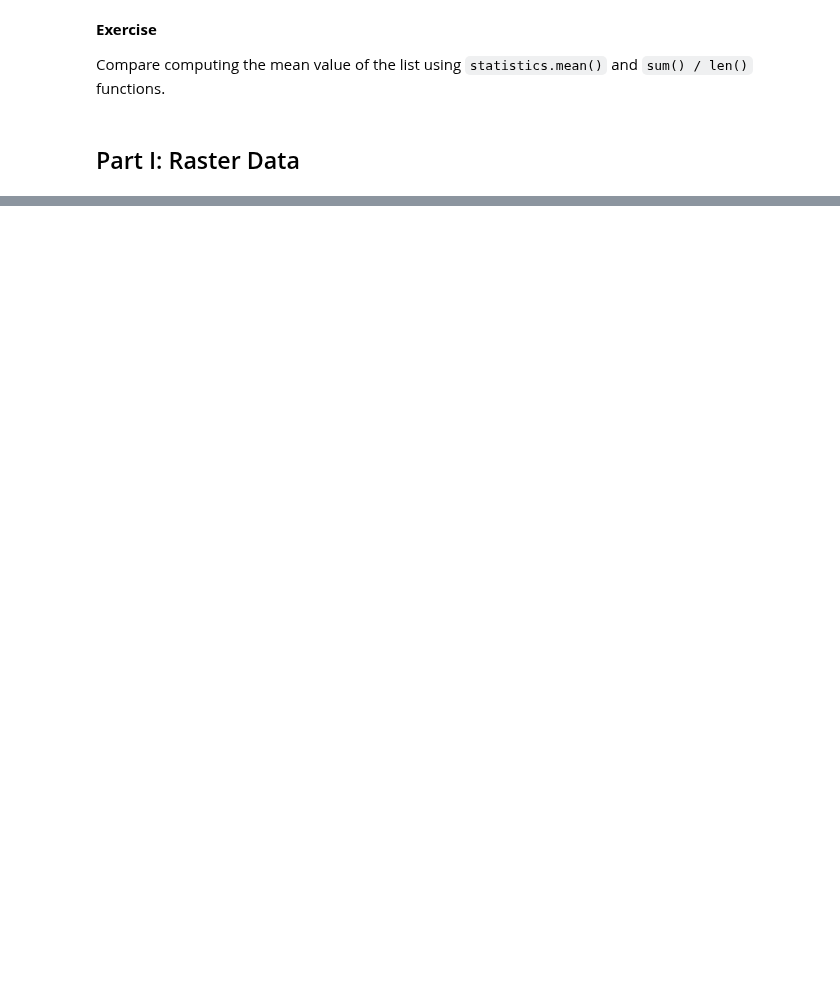
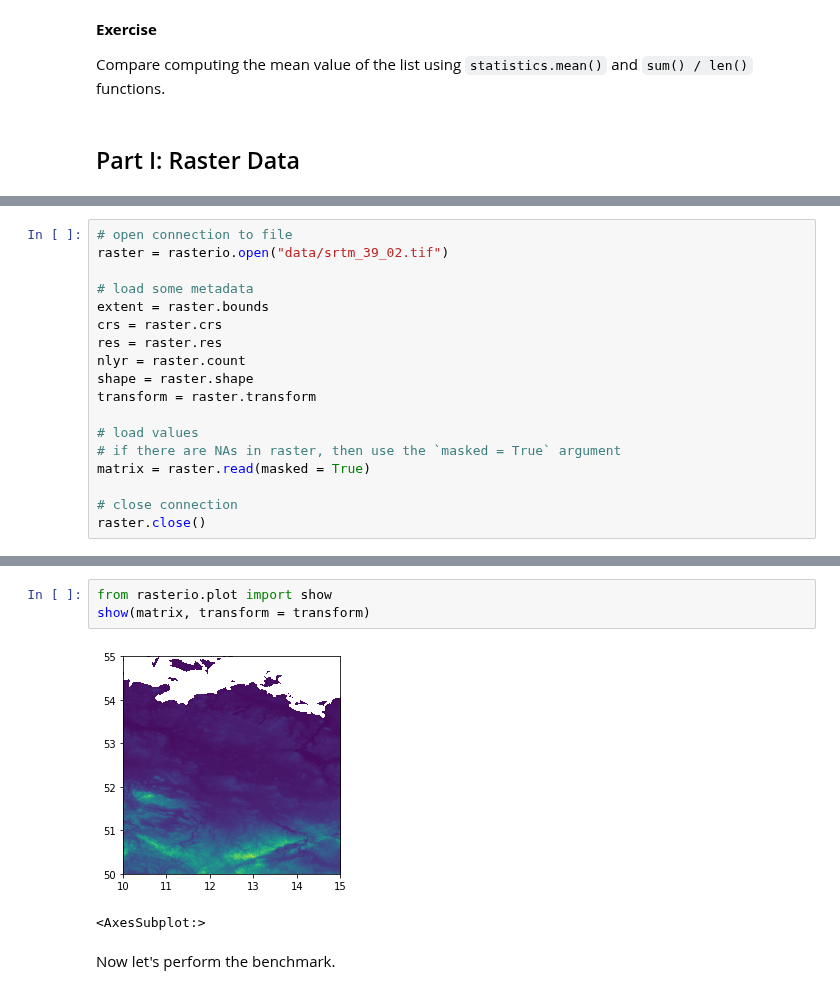
Before and after one commit to kadyb/OGH2022, a Jupyter notebook: Python.ipynb, the cells around one changed output, grey strips where cells are left out. Drawn from its saved outputs; the diff is of its cells as text; blank space fills up the shorter version.

```diff
--- a/Python.ipynb
+++ b/Python.ipynb
@@ -73,0 +111,18 @@ Compare computing the mean value of the list using `statistics.mean()` and `sum(
+# %%
+# open connection to file
+raster = rasterio.open("data/srtm_39_02.tif")
+
+# load some metadata
+extent = raster.bounds
+crs = raster.crs
+res = raster.res
+nlyr = raster.count
+shape = raster.shape
+transform = raster.transform
+
+# load values
+# if there are NAs in raster, then use the `masked = True` argument
+matrix = raster.read(masked = True)
+
+# close connection
+raster.close()
@@ -73,0 +172,8 @@ Compare computing the mean value of the list using `statistics.mean()` and `sum(
+# %%
+from rasterio.plot import show
+show(matrix, transform = transform)
+# %% [output]
+[figure, added]
+<AxesSubplot:>
+# %% [markdown]
+Now let's perform the benchmark.
```
Also changed, not shown: parts of 22 cells of this notebook, 1 other file.
